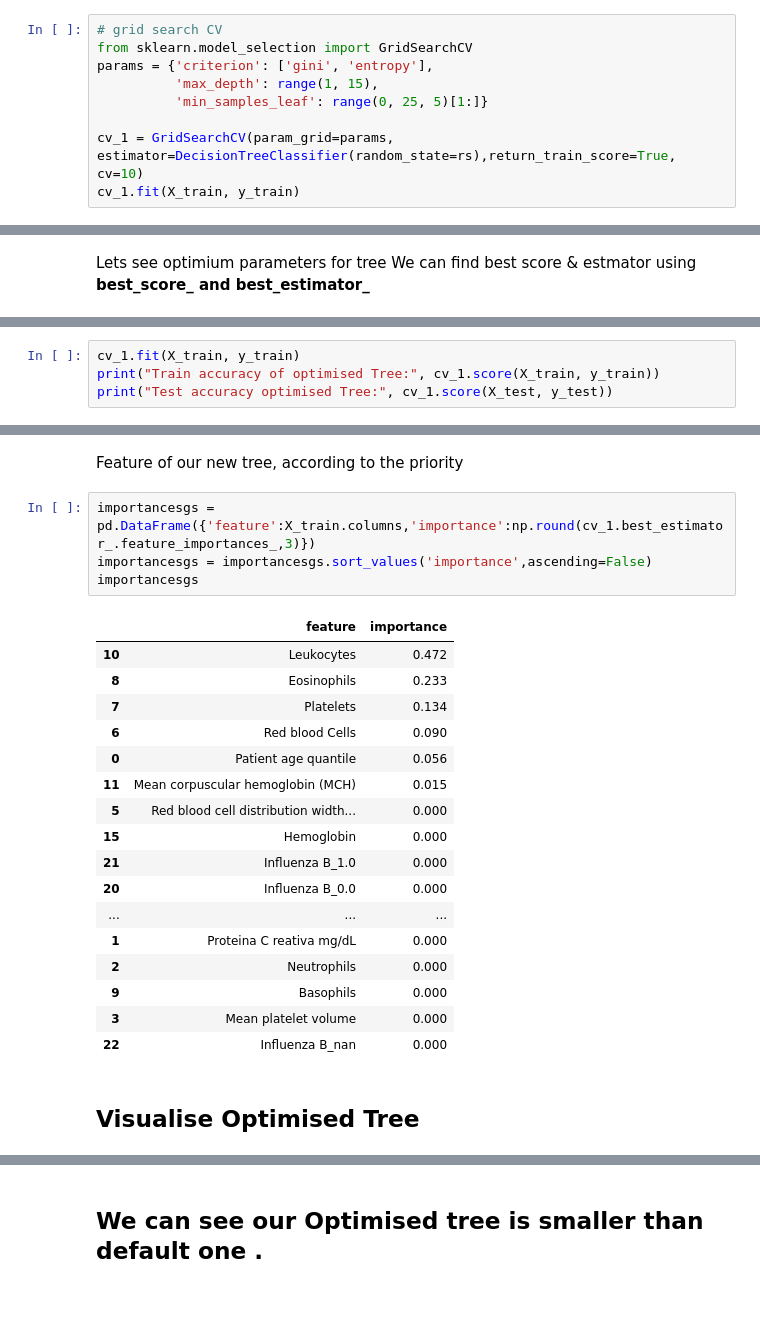
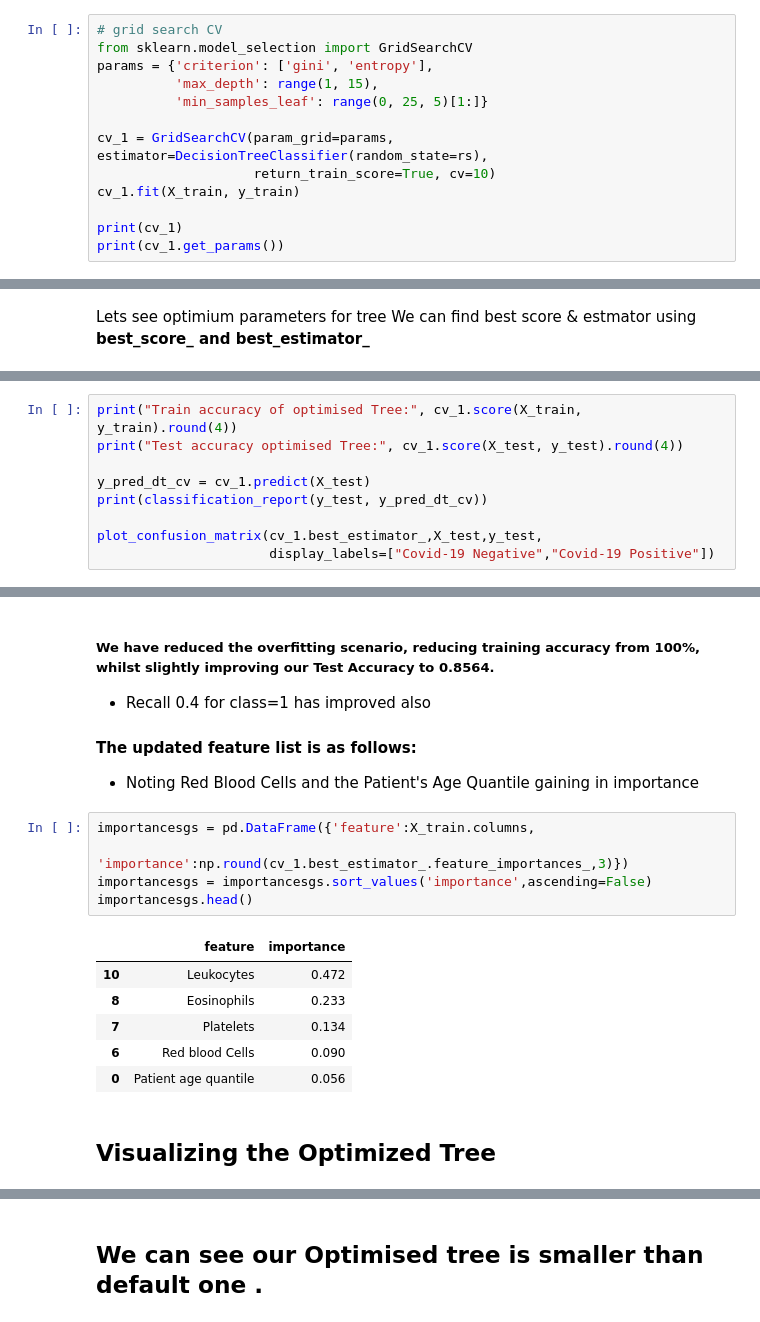
Before and after one commit to dnewton090/covid19-diagnostics, a Jupyter notebook: BrazilDecisionTree.ipynb, the cells around one changed output, grey strips where cells are left out. Saved outputs shown, nothing was run; the diff lists cells and outputs as text.

```diff
--- a/BrazilDecisionTree.ipynb
+++ b/BrazilDecisionTree.ipynb
@@ -355,8 +344,12 @@ params = {'criterion': ['gini', 'entropy'],
           'max_depth': range(1, 15),
           'min_samples_leaf': range(0, 25, 5)[1:]}
 
-cv_1 = GridSearchCV(param_grid=params, estimator=DecisionTreeClassifier(random_state=rs),return_train_score=True, cv=10)
+cv_1 = GridSearchCV(param_grid=params, estimator=DecisionTreeClassifier(random_state=rs),
+                    return_train_score=True, cv=10)
 cv_1.fit(X_train, y_train)
+
+print(cv_1)
+print(cv_1.get_params())
 # %% [output]
 GridSearchCV(cv=10, estimator=DecisionTreeClassifier(random_state=10),
              param_grid={'criterion': ['gini', 'entropy'],
@@ -377,5 +373,10 @@ Best Estimator: {'criterion': 'entropy', 'max_depth': 5, 'min_samples_leaf': 20}
 # %%
-cv_1.fit(X_train, y_train)
-print("Train accuracy of optimised Tree:", cv_1.score(X_train, y_train))
-print("Test accuracy optimised Tree:", cv_1.score(X_test, y_test))
+print("Train accuracy of optimised Tree:", cv_1.score(X_train, y_train).round(4))
+print("Test accuracy optimised Tree:", cv_1.score(X_test, y_test).round(4))
+
+y_pred_dt_cv = cv_1.predict(X_test)
+print(classification_report(y_test, y_pred_dt_cv))
+
+plot_confusion_matrix(cv_1.best_estimator_,X_test,y_test,
+                      display_labels=["Covid-19 Negative","Covid-19 Positive"])
 # %% [output]
@@ -407,29 +395,22 @@ plot_confusion_matrix(cv_1.best_estimator_,X_test,y_test,display_labels=["Covid-
-# %% [markdown]
-<a id="feature2"></a>
-Feature of our new tree, according to the priority
+# %% [markdown]
+##### We have reduced the overfitting scenario, reducing training accuracy from 100%, whilst slightly improving our Test Accuracy to 0.8564.
+* Recall 0.4 for class=1 has improved also
+
+####  The updated feature list is as follows:
+* Noting Red Blood Cells and the Patient's Age Quantile gaining in importance
 # %%
-importancesgs = pd.DataFrame({'feature':X_train.columns,'importance':np.round(cv_1.best_estimator_.feature_importances_,3)})
+importancesgs = pd.DataFrame({'feature':X_train.columns,
+                              'importance':np.round(cv_1.best_estimator_.feature_importances_,3)})
 importancesgs = importancesgs.sort_values('importance',ascending=False)
-importancesgs
+importancesgs.head()
 # %% [output]
 |  | feature | importance |
 | 10 | Leukocytes | 0.472 |
 | 8 | Eosinophils | 0.233 |
 | 7 | Platelets | 0.134 |
 | 6 | Red blood Cells | 0.090 |
 | 0 | Patient age quantile | 0.056 |
-| 11 | Mean corpuscular hemoglobin (MCH) | 0.015 |
-| 5 | Red blood cell distribution width... | 0.000 |
-| 15 | Hemoglobin | 0.000 |
-| 21 | Influenza B_1.0 | 0.000 |
-| 20 | Influenza B_0.0 | 0.000 |
-| ... | ... | ... |
-| 1 | Proteina C reativa mg/dL | 0.000 |
-| 2 | Neutrophils | 0.000 |
-| 9 | Basophils | 0.000 |
-| 3 | Mean platelet volume | 0.000 |
-| 22 | Influenza B_nan | 0.000 |
-# %% [markdown]
-## Visualise Optimised Tree
+# %% [markdown]
+## Visualizing the Optimized Tree
 # %%
 plt.figure(figsize=(15,7.5),dpi = 600)
```
Also changed, not shown: parts of 39 cells of this notebook.
